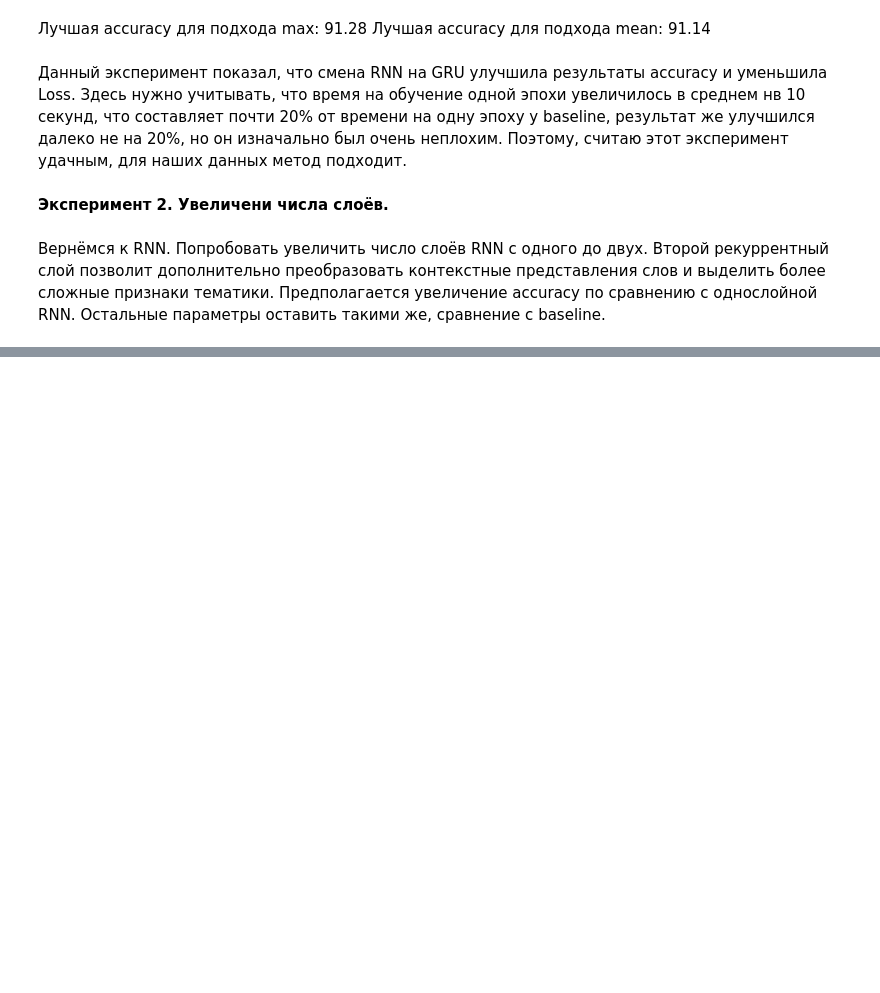
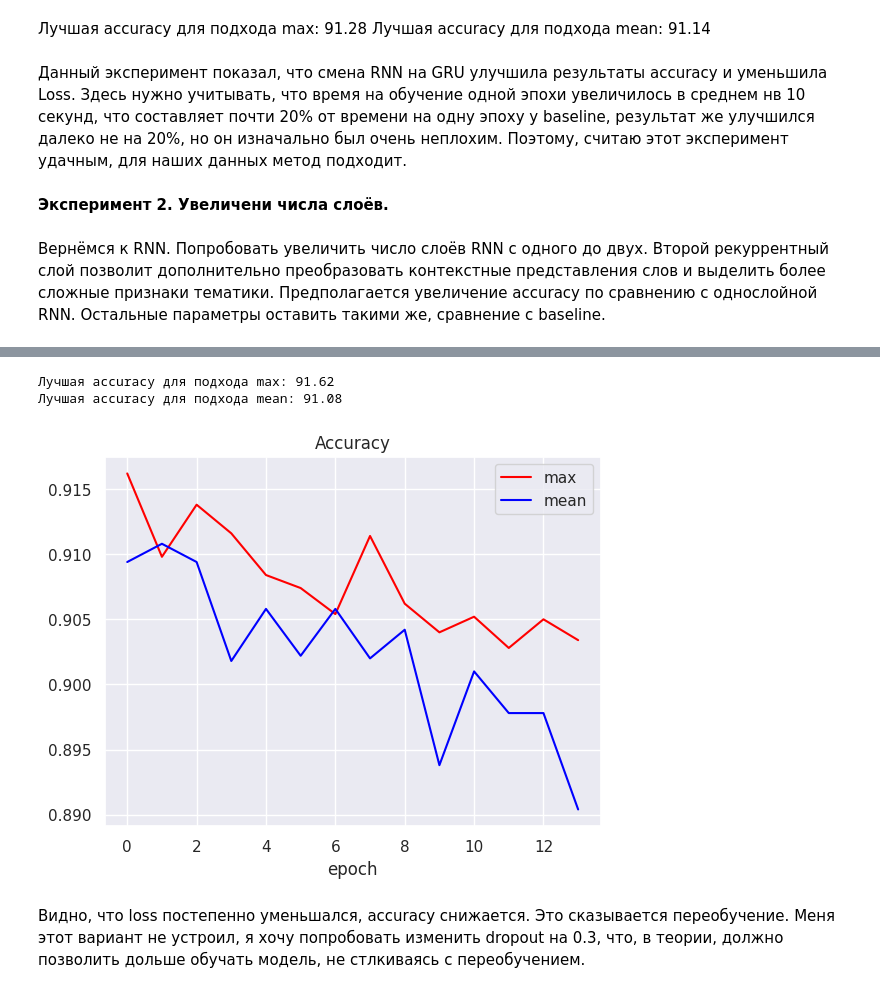
Before and after one commit to Mirphon/uspeh, a Jupyter notebook: week_02_RNN/Homework/hw_2_text_classification.ipynb, the cells around one changed output, grey strips where cells are left out. Cells and saved outputs as stored; diff of their text form; code cells hidden in the pictures; blank space fills up the shorter version.

```diff
--- a/week_02_RNN/Homework/hw_2_text_classification.ipynb
+++ b/week_02_RNN/Homework/hw_2_text_classification.ipynb
@@ -482,0 +703,14 @@ class CharLM(nn.Module):
+# %%
+for (name, values), color in zip(losses_type.items(), ['red', 'blue']):
+    plt.plot(np.arange(len(acc_type[name][1:])), acc_type[name][1:], color=color, label=name)
+    print(f"Лучшая accuracy для подхода {name}: {(max(acc_type[name]) * 100):.2f}")
+plt.title('Accuracy')
+plt.xlabel("epoch")
+plt.legend()
+plt.show()
+# %% [output]
+Лучшая accuracy для подхода max: 91.62
+Лучшая accuracy для подхода mean: 91.08
+[figure, added]
+# %% [markdown]
+Видно, что loss постепенно уменьшался, accuracy снижается. Это сказывается переобучение. Меня этот вариант не устроил, я хочу попробовать изменить dropout на 0.3, что, в теории, должно позволить дольше обучать модель, не стлкиваясь с переобучением.
```
Also changed, not shown: parts of 16 cells of this notebook.
